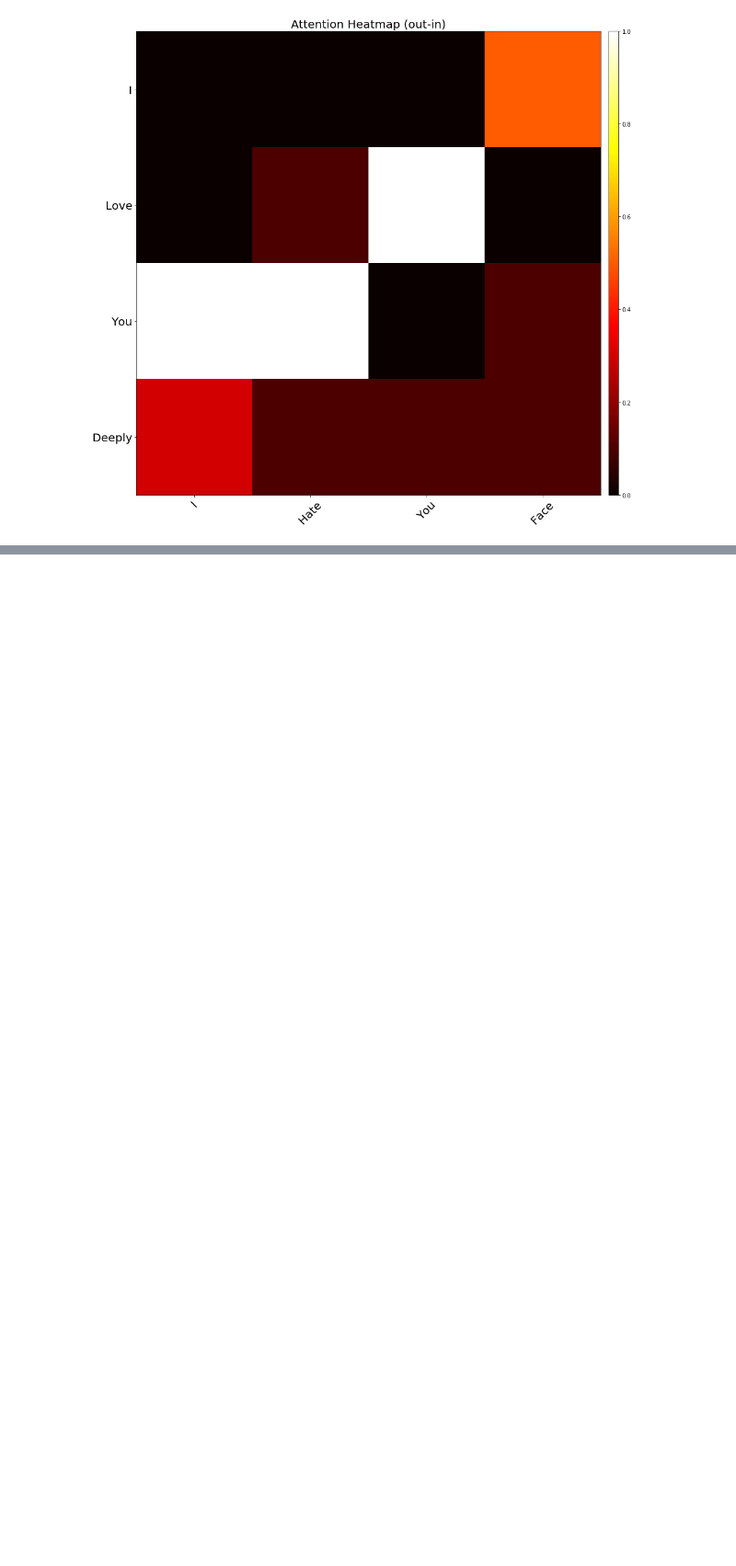
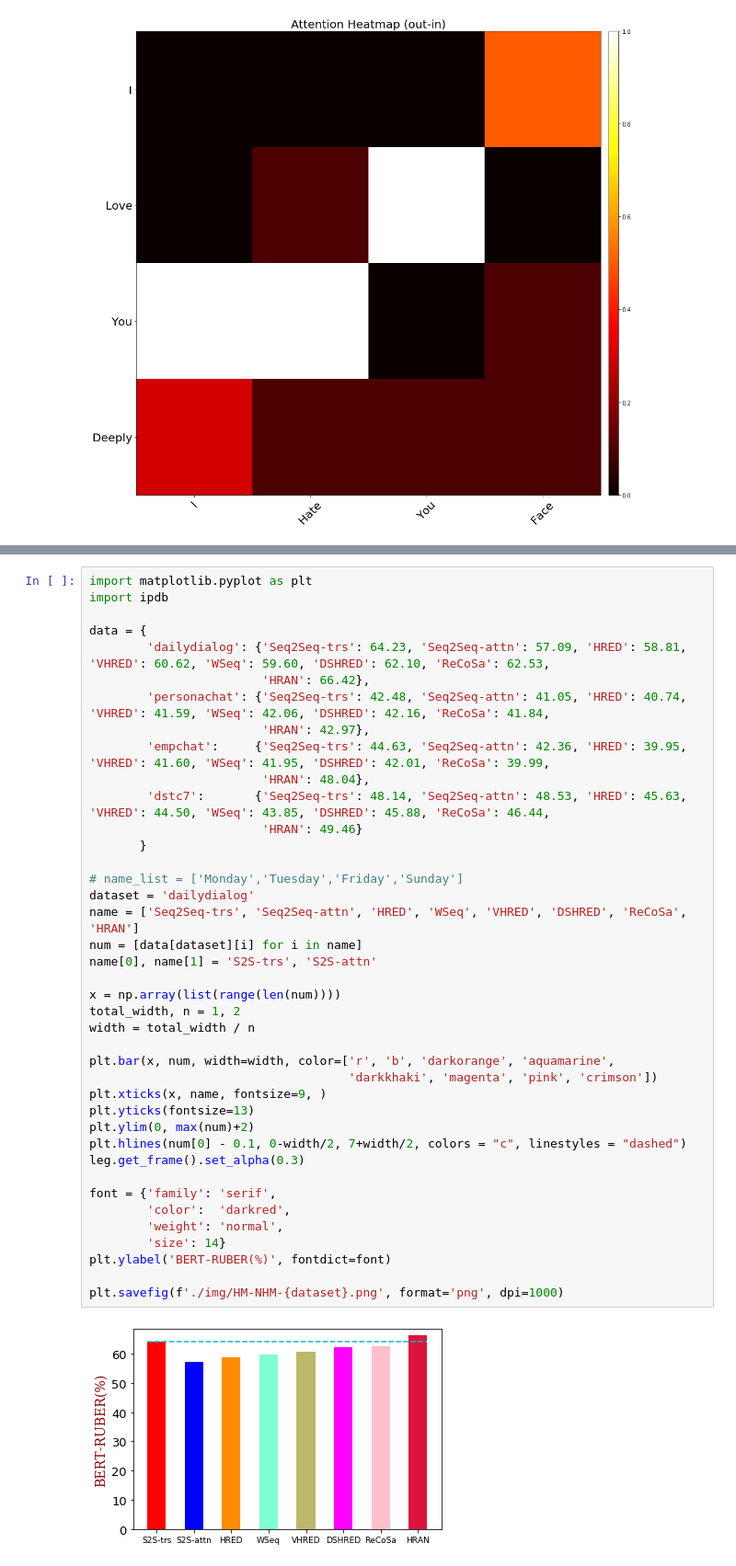
Before and after one commit to gmftbyGMFTBY/MultiTurnDialogZoo, a Jupyter notebook: analyse.ipynb, the cells around one changed output, grey strips where cells are left out. Shown at 92% size. Drawn from its saved outputs; the diff is of its cells as text; blank space fills up the shorter version.

```diff
--- a/analyse.ipynb
+++ b/analyse.ipynb
@@ -498,0 +820,42 @@ dataset, model = 'dailydialog', 'HRAN'
+# %%
+import matplotlib.pyplot as plt
+import ipdb
+
+data = {
+        'dailydialog': {'Seq2Seq-trs': 64.23, 'Seq2Seq-attn': 57.09, 'HRED': 58.81, 'VHRED': 60.62, 'WSeq': 59.60, 'DSHRED': 62.10, 'ReCoSa': 62.53,
+                        'HRAN': 66.42},
+        'personachat': {'Seq2Seq-trs': 42.48, 'Seq2Seq-attn': 41.05, 'HRED': 40.74, 'VHRED': 41.59, 'WSeq': 42.06, 'DSHRED': 42.16, 'ReCoSa': 41.84,
+                        'HRAN': 42.97},
+        'empchat':     {'Seq2Seq-trs': 44.63, 'Seq2Seq-attn': 42.36, 'HRED': 39.95, 'VHRED': 41.60, 'WSeq': 41.95, 'DSHRED': 42.01, 'ReCoSa': 39.99,
+                        'HRAN': 48.04},
+        'dstc7':       {'Seq2Seq-trs': 48.14, 'Seq2Seq-attn': 48.53, 'HRED': 45.63, 'VHRED': 44.50, 'WSeq': 43.85, 'DSHRED': 45.88, 'ReCoSa': 46.44,
+                        'HRAN': 49.46}
+       }
+
+# name_list = ['Monday','Tuesday','Friday','Sunday']
+dataset = 'dailydialog'
+name = ['Seq2Seq-trs', 'Seq2Seq-attn', 'HRED', 'WSeq', 'VHRED', 'DSHRED', 'ReCoSa', 'HRAN']
+num = [data[dataset][i] for i in name]
+name[0], name[1] = 'S2S-trs', 'S2S-attn'
+
+x = np.array(list(range(len(num))))
+total_width, n = 1, 2
+width = total_width / n
+
+plt.bar(x, num, width=width, color=['r', 'b', 'darkorange', 'aquamarine',
+                                    'darkkhaki', 'magenta', 'pink', 'crimson'])
+plt.xticks(x, name, fontsize=9, )
+plt.yticks(fontsize=13)
+plt.ylim(0, max(num)+2)
+plt.hlines(num[0] - 0.1, 0-width/2, 7+width/2, colors = "c", linestyles = "dashed")
+leg.get_frame().set_alpha(0.3)
+
+font = {'family': 'serif',
+        'color':  'darkred',
+        'weight': 'normal',
+        'size': 14}
+plt.ylabel('BERT-RUBER(%)', fontdict=font)
+
+plt.savefig(f'./img/HM-NHM-{dataset}.png', format='png', dpi=1000)
+# %% [output]
+[figure, added]
```
Also changed, not shown: parts of 7 cells of this notebook, 21 other files.
